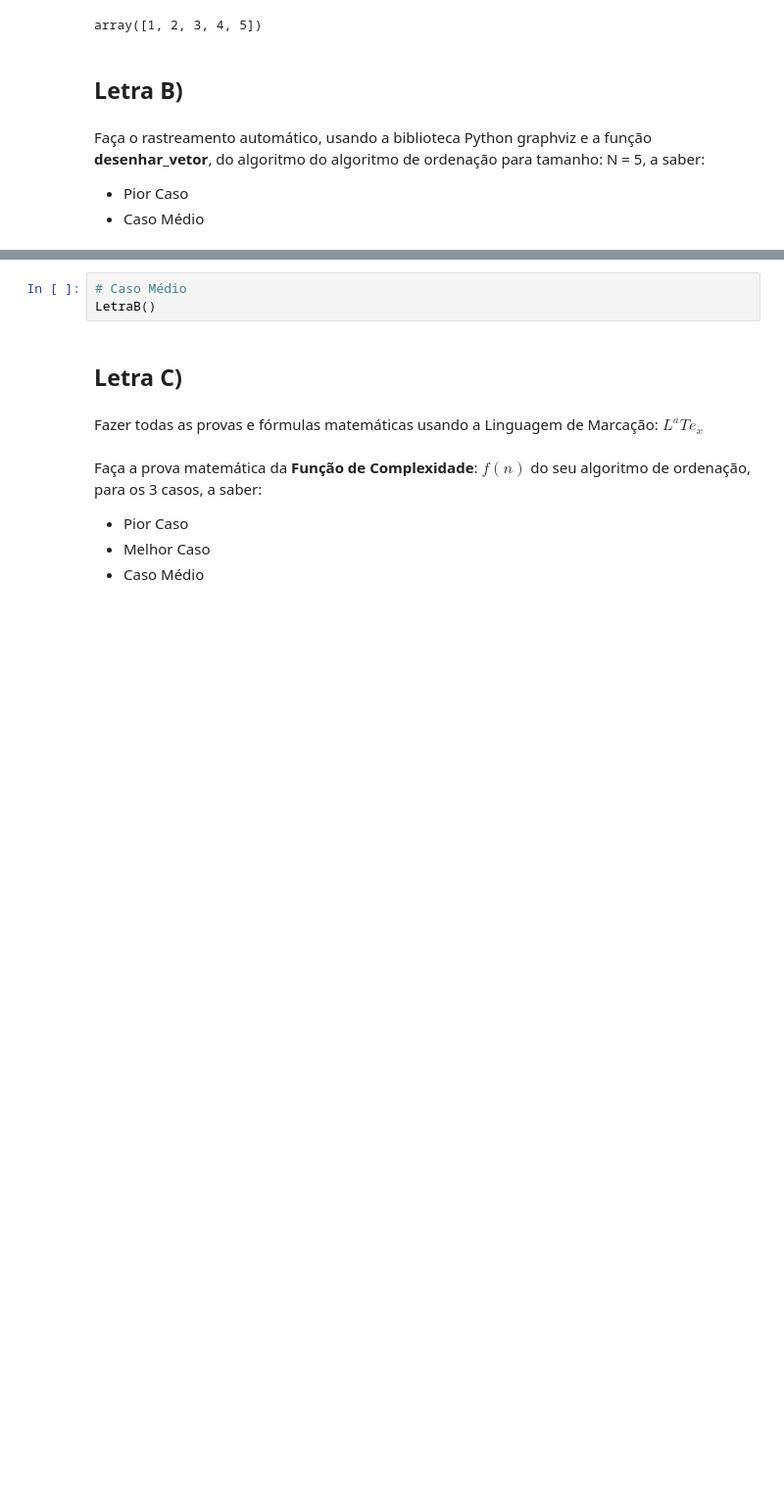
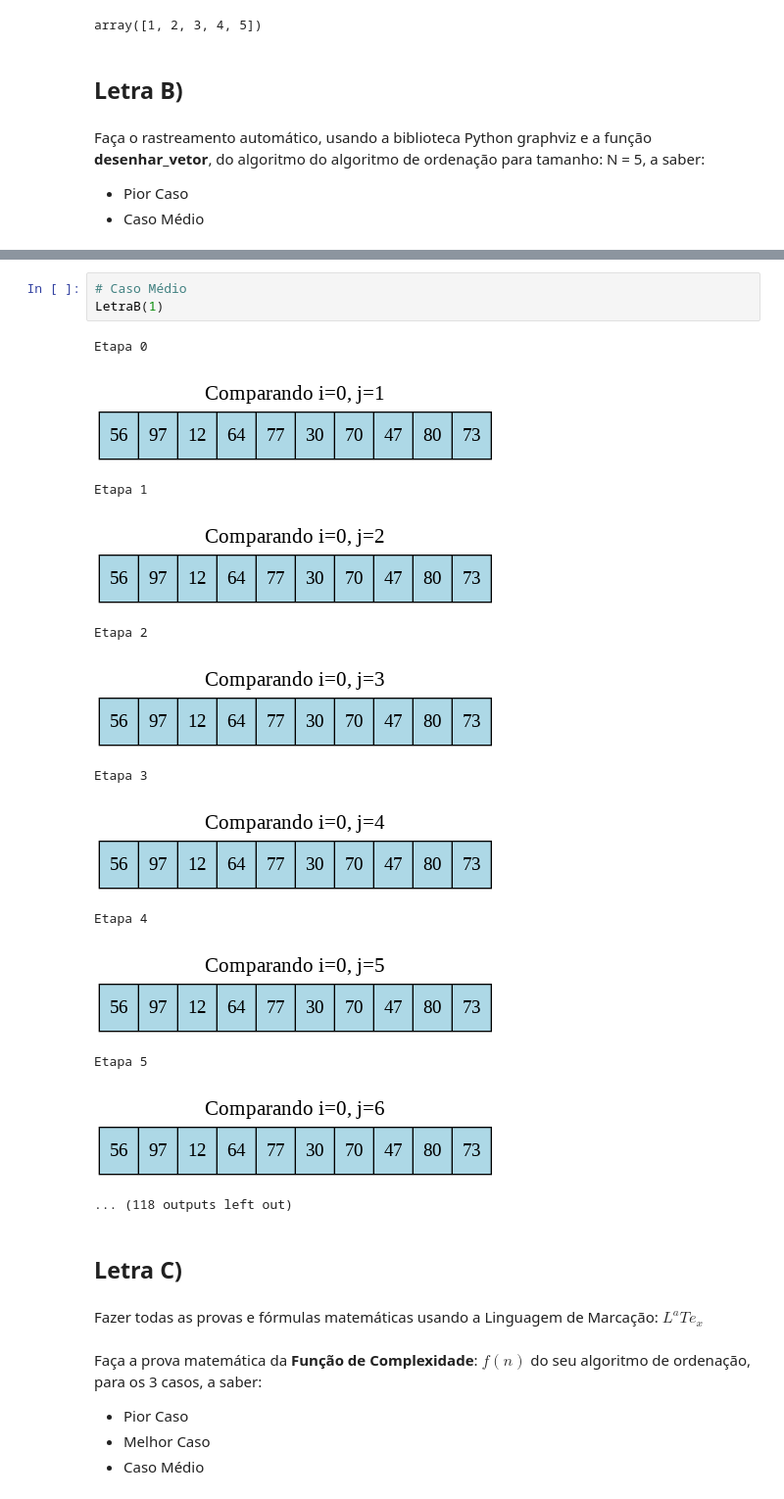
Before and after one commit to PauloRhyanK/ProjetoeAnaliseAlgoritimos, a Jupyter notebook: trabalho_analise_de_complexidade.ipynb, the cells around one changed output, grey strips where cells are left out. Shown at 98% size. Drawn from its saved outputs; the diff is of its cells as text; blank space fills up the shorter version.

```diff
--- a/trabalho_analise_de_complexidade.ipynb
+++ b/trabalho_analise_de_complexidade.ipynb
@@ -140,6 +180,20 @@ LetraB()
 # %%
 # Caso Médio
-LetraB()
+LetraB(1)
+# %% [output]
+Etapa 0
+[figure, added]
+Etapa 1
+[figure, added]
+Etapa 2
+[figure, added]
+Etapa 3
+[figure, added]
+Etapa 4
+[figure, added]
+Etapa 5
+[figure, added]
+... (118 outputs left out)
 # %% [markdown]
 ## Letra C)
 # %% [markdown]
```
Also changed, not shown: parts of 15 cells of this notebook.
